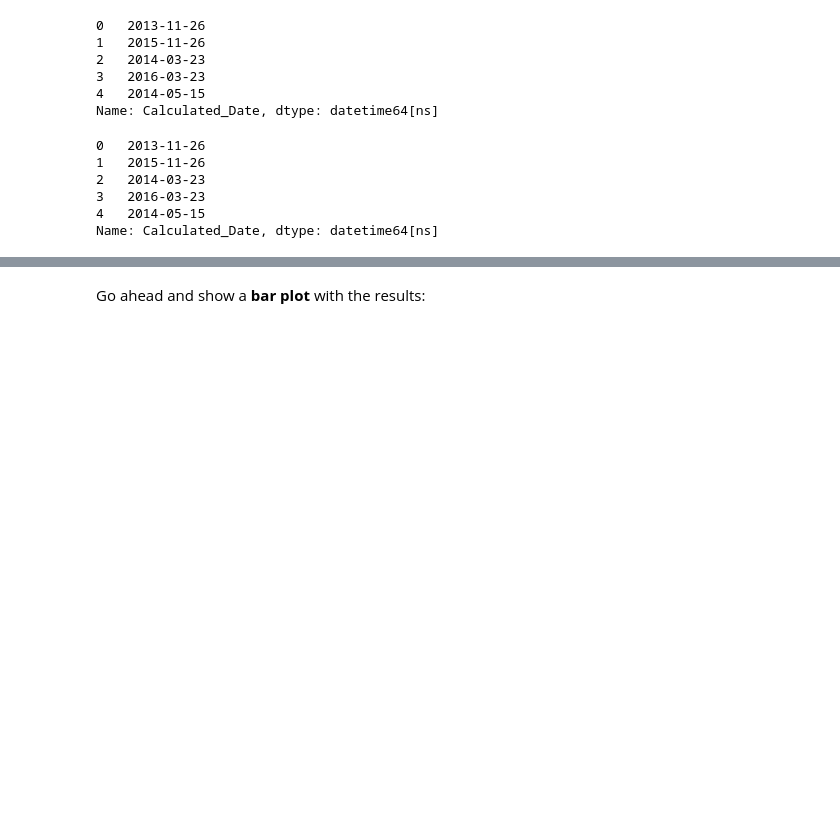
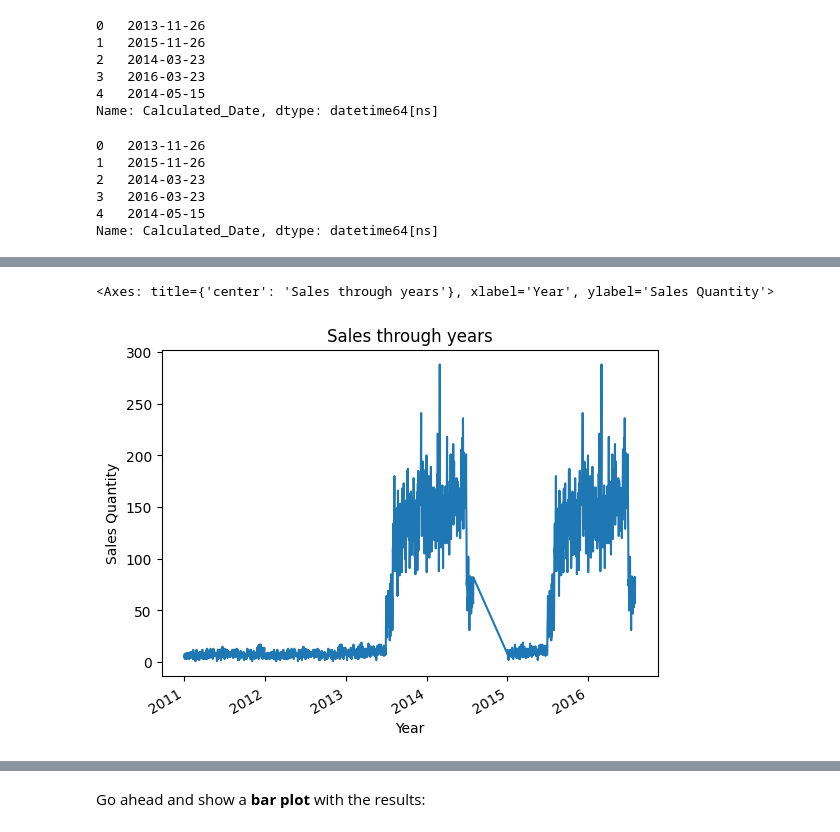
Before and after one commit to myllah/freecodecamp_data_analysis_with_python, a Jupyter notebook: 02 - Data Analysis Example A/Exercises_1.ipynb, the cells around one changed output, grey strips where cells are left out. Saved outputs shown, nothing was run; the diff lists cells and outputs as text; code cells hidden in the pictures; blank space fills up the shorter version.

```diff
--- a/02 - Data Analysis Example A/Exercises_1.ipynb
+++ b/02 - Data Analysis Example A/Exercises_1.ipynb
@@ -345,3 +343,9 @@ Show a <b>line plot</b> using `Calculated_Date` column as the x-axis and the cou
+# %%
+# your code goes here
+sales['Calculated_Date'].value_counts().plot(kind='line', title='Sales through years', ylabel='Sales Quantity', xlabel='Year')
+# %% [output]
+<Axes: title={'center': 'Sales through years'}, xlabel='Year', ylabel='Sales Quantity'>
+[figure, added]
 # %%
 sales['Calculated_Date'].value_counts().plot(kind='line', figsize=(14,6))
 # %% [markdown]
```
Also changed, not shown: parts of 15 cells of this notebook.
